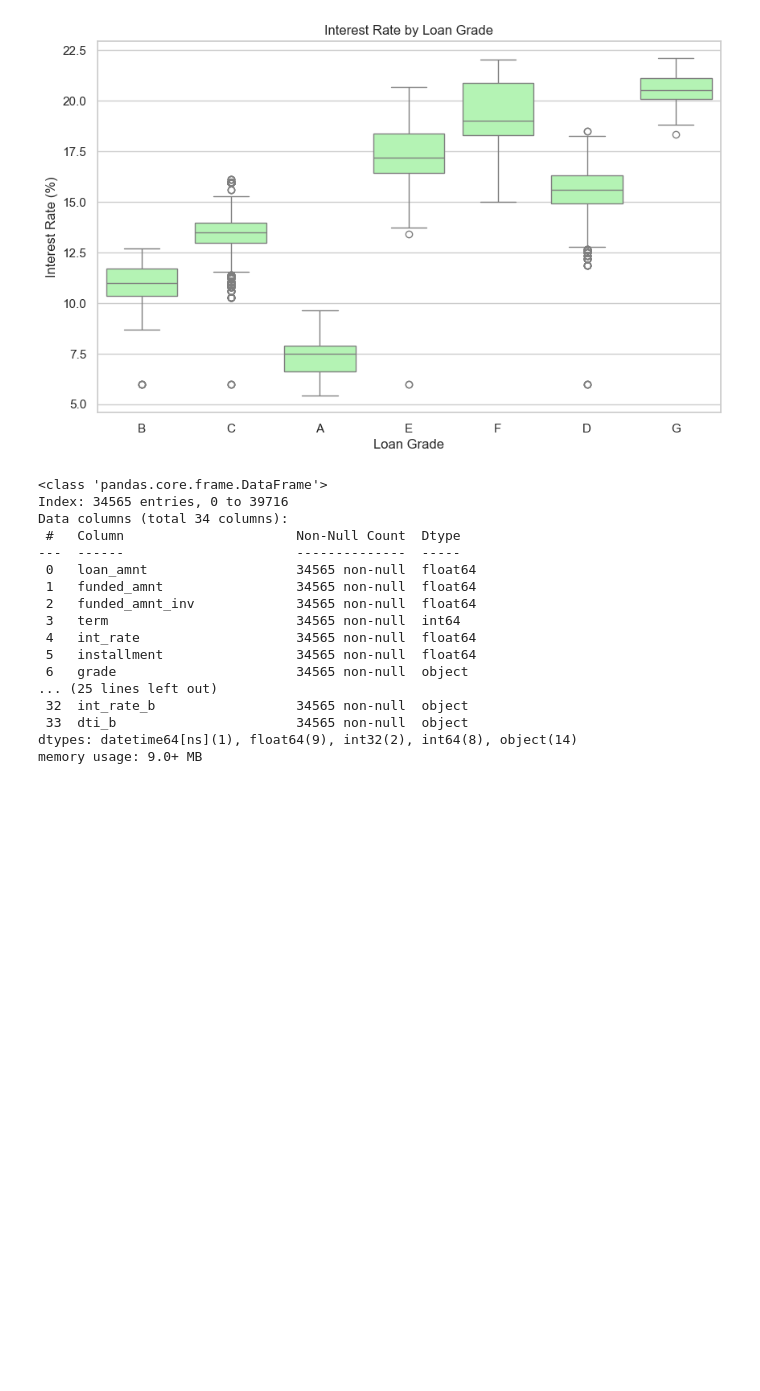
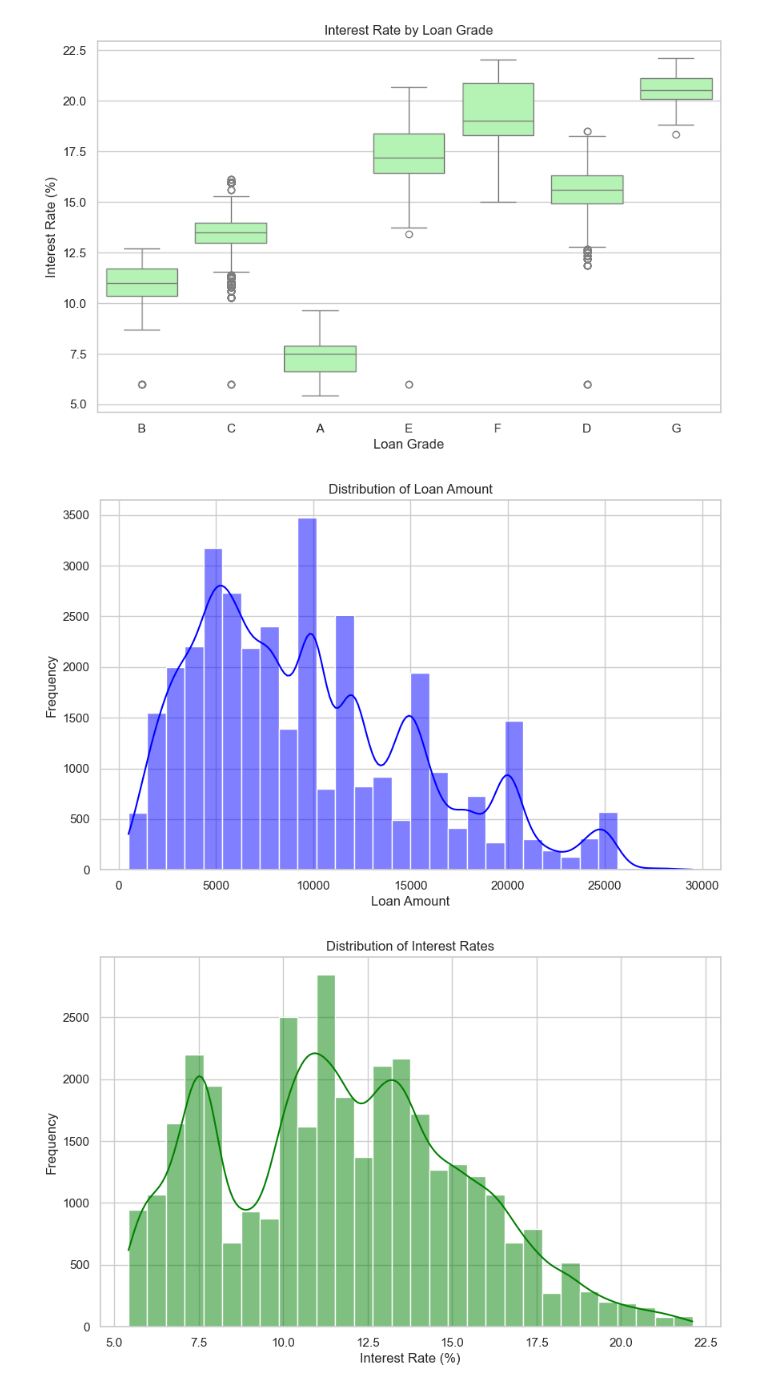
Before and after one commit to deepakrana123us/LendingClubCaseStudy, a Jupyter notebook: Group_Facilitator_PatitapabanDas.ipynb, the cells around one changed output. Cells and saved outputs as stored; diff of their text form; code cells hidden in the pictures; blank space fills up the shorter version.

```diff
--- a/Group_Facilitator_PatitapabanDas.ipynb
+++ b/Group_Facilitator_PatitapabanDas.ipynb
@@ -936,22 +936,52 @@ plt.show()
 # %% [output]
 [figure]
 # %%
-chargeoff_within_12_mths
+plt.figure(figsize=(10, 6))
+sns.histplot(data['loan_amnt'], bins=30, kde=True, color='blue')
+plt.title('Distribution of Loan Amount')
+plt.xlabel('Loan Amount')
+plt.ylabel('Frequency')
+plt.show()
+
+# Interest rate distribution
+plt.figure(figsize=(10, 6))
+sns.histplot(data['int_rate'], bins=30, kde=True, color='green')
+plt.title('Distribution of Interest Rates')
+plt.xlabel('Interest Rate (%)')
+plt.ylabel('Frequency')
+plt.show()
+
+# Grade distribution (Categorical variable)
+plt.figure(figsize=(10, 6))
+sns.countplot(x='grade', data=data, palette='Set2')
+plt.title('Distribution of Loan Grades')
+plt.xlabel('Loan Grade')
+plt.ylabel('Count')
+plt.show()
+
+# Bivariate analysis: Loan amount vs interest rate
+plt.figure(figsize=(10, 6))
+sns.scatterplot(x='loan_amnt', y='int_rate', data=data)
+plt.title('Loan Amount vs Interest Rate')
+plt.xlabel('Loan Amount')
+plt.ylabel('Interest Rate (%)')
+plt.show()
+
+# Bivariate analysis: Loan amount by grade
+plt.figure(figsize=(10, 6))
+sns.boxplot(x='grade', y='loan_amnt', data=data, palette='Set3')
+plt.title('Loan Amount by Loan Grade')
+plt.xlabel('Loan Grade')
+plt.ylabel('Loan Amount')
+plt.show()
+
+# Bivariate analysis: Interest rate vs term (36 or 60 months)
+plt.figure(figsize=(10, 6))
+sns.boxplot(x='term', y='int_rate', data=data)
+plt.title('Interest Rate by Loan Term')
+plt.xlabel('Loan Term')
+plt.ylabel('Interest Rate (%)')
+plt.show()
 # %% [output]
-<class 'pandas.core.frame.DataFrame'>
-Index: 34565 entries, 0 to 39716
-Data columns (total 34 columns):
- #   Column                      Non-Null Count  Dtype
----  ------                      --------------  -----
- 0   loan_amnt                   34565 non-null  float64
- 1   funded_amnt                 34565 non-null  float64
- 2   funded_amnt_inv             34565 non-null  float64
- 3   term                        34565 non-null  int64
- 4   int_rate                    34565 non-null  float64
- 5   installment                 34565 non-null  float64
- 6   grade                       34565 non-null  object
-... (25 lines left out)
- 32  int_rate_b                  34565 non-null  object
- 33  dti_b                       34565 non-null  object
-dtypes: datetime64[ns](1), float64(9), int32(2), int64(8), object(14)
-memory usage: 9.0+ MB
+[figure, added]
+[figure, added]
```
Also changed, not shown: parts of 1 cell of this notebook.
